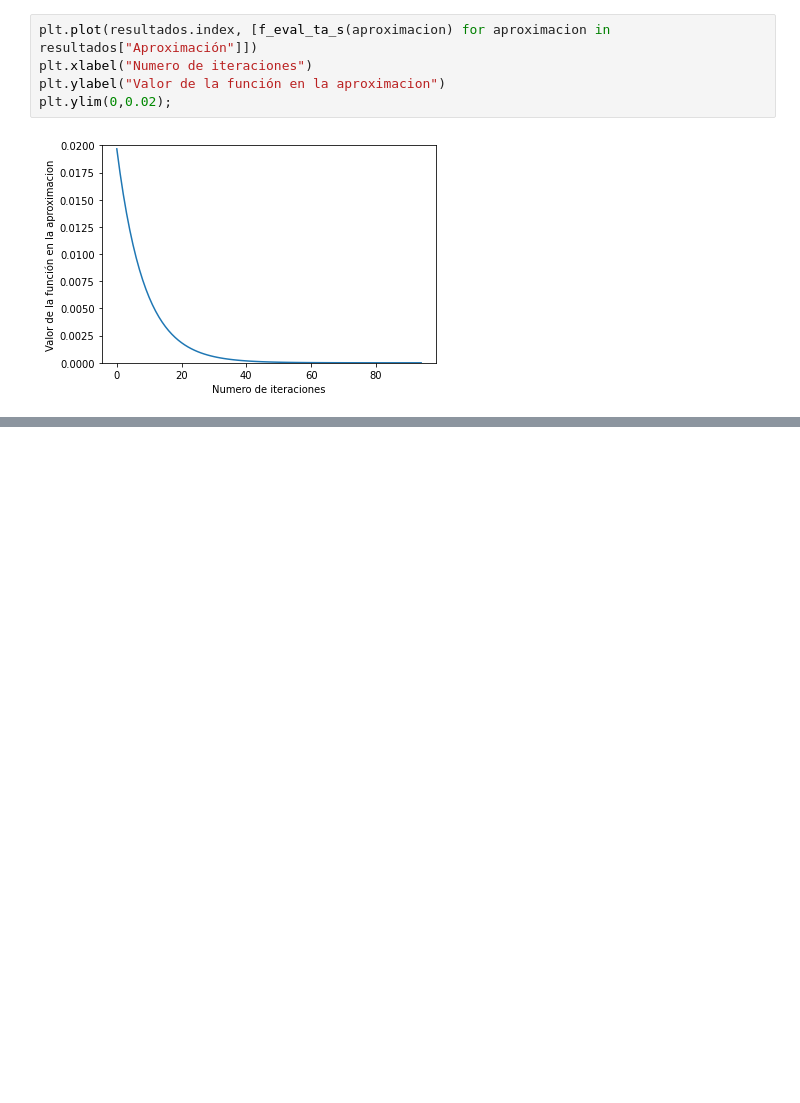
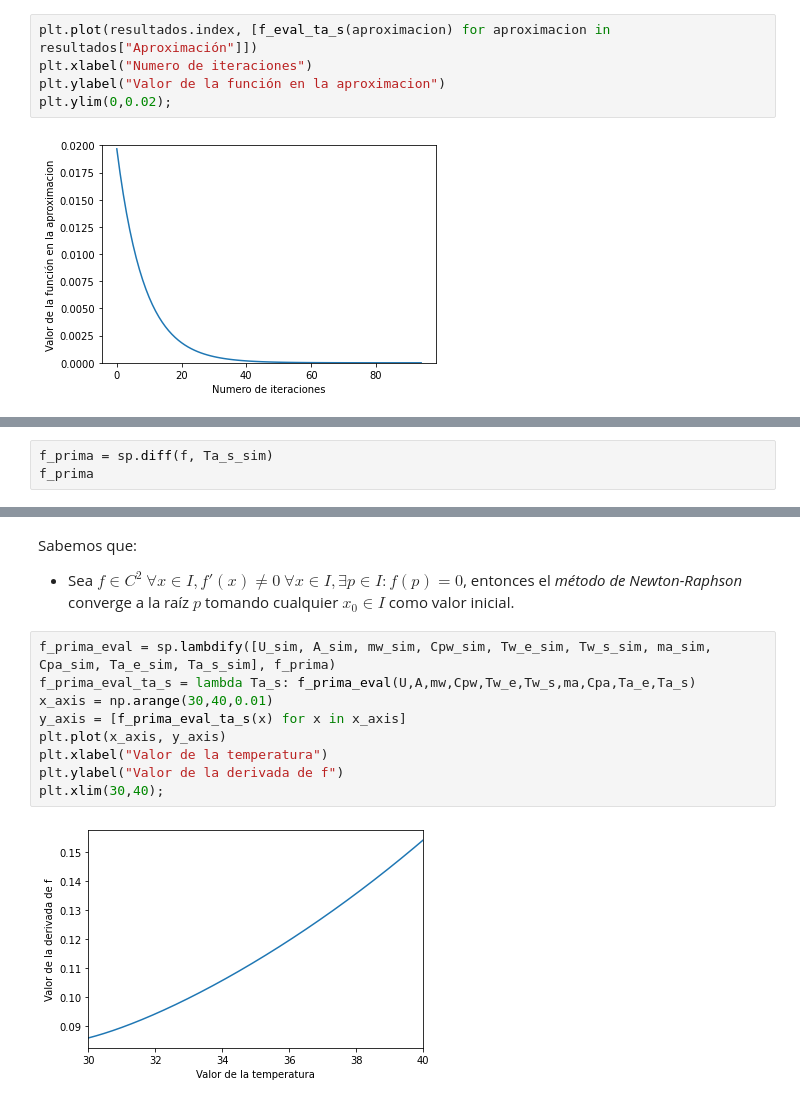
Before and after one commit to Nacho2904/AnalisisNumerico, a Jupyter notebook: TP1.ipynb, the cells around one changed output, grey strips where cells are left out. Drawn from its saved outputs; the diff is of its cells as text; blank space fills up the shorter version.

```diff
--- a/TP1.ipynb
+++ b/TP1.ipynb
@@ -243,0 +248,3 @@ plt.ylim(0,0.02);
+# %%
+f_prima = sp.diff(f, Ta_s_sim)
+f_prima
@@ -243,0 +253,14 @@ plt.ylim(0,0.02);
+# %% [markdown]
+Sabemos que:
+- Sea $f \in C^2 \ \forall x \in I, f'(x) \neq 0 \ \forall x \in I , \exists p \in I: f(p) = 0$, entonces el *método de Newton-Raphson* converge a la raíz $p$ tomando cualquier $x_0 \in I$ como valor inicial.
+# %%
+f_prima_eval = sp.lambdify([U_sim, A_sim, mw_sim, Cpw_sim, Tw_e_sim, Tw_s_sim, ma_sim, Cpa_sim, Ta_e_sim, Ta_s_sim], f_prima)
+f_prima_eval_ta_s = lambda Ta_s: f_prima_eval(U,A,mw,Cpw,Tw_e,Tw_s,ma,Cpa,Ta_e,Ta_s)
+x_axis = np.arange(30,40,0.01)
+y_axis = [f_prima_eval_ta_s(x) for x in x_axis]
+plt.plot(x_axis, y_axis)
+plt.xlabel("Valor de la temperatura")
+plt.ylabel("Valor de la derivada de f")
+plt.xlim(30,40);
+# %% [output]
+[figure, added]
```
Also changed, not shown: parts of 7 cells of this notebook.
